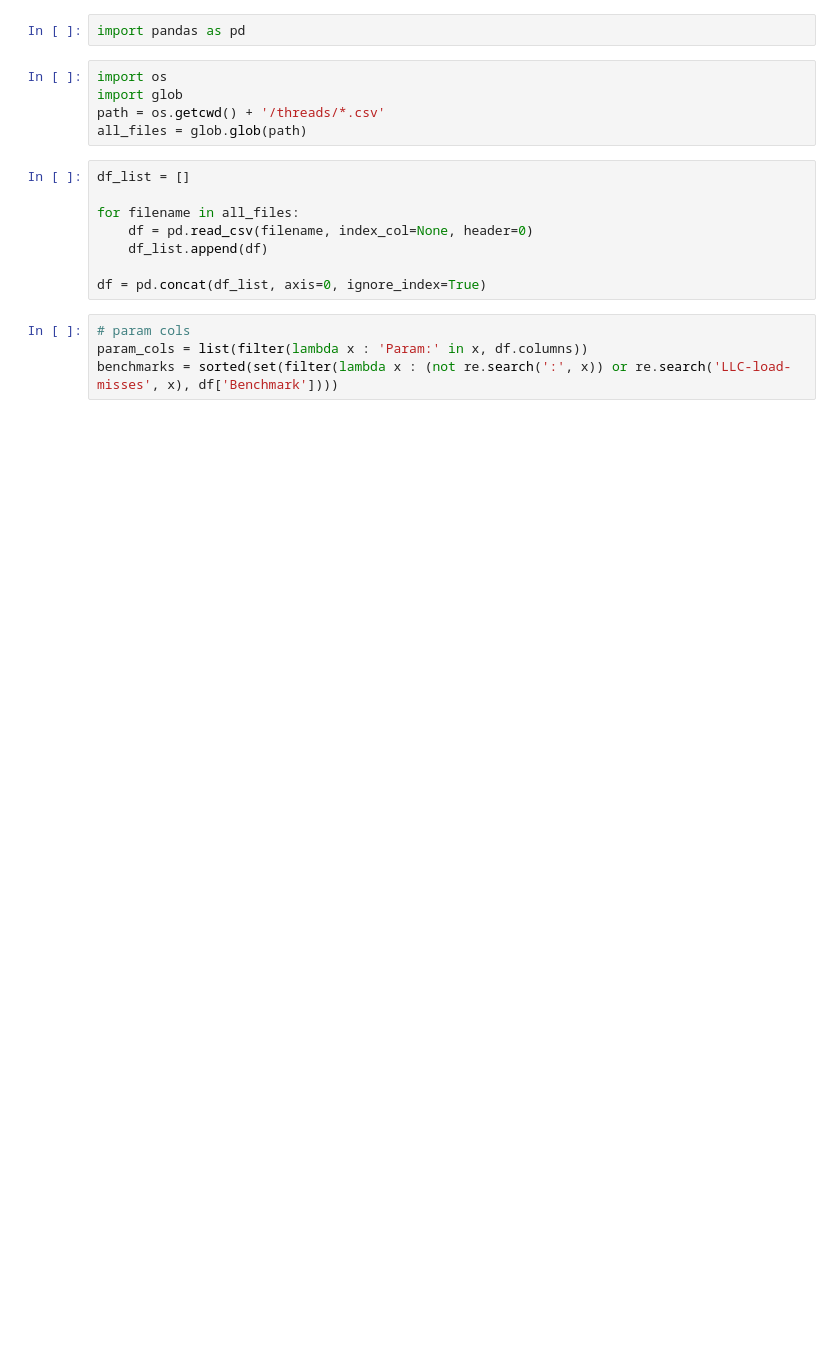
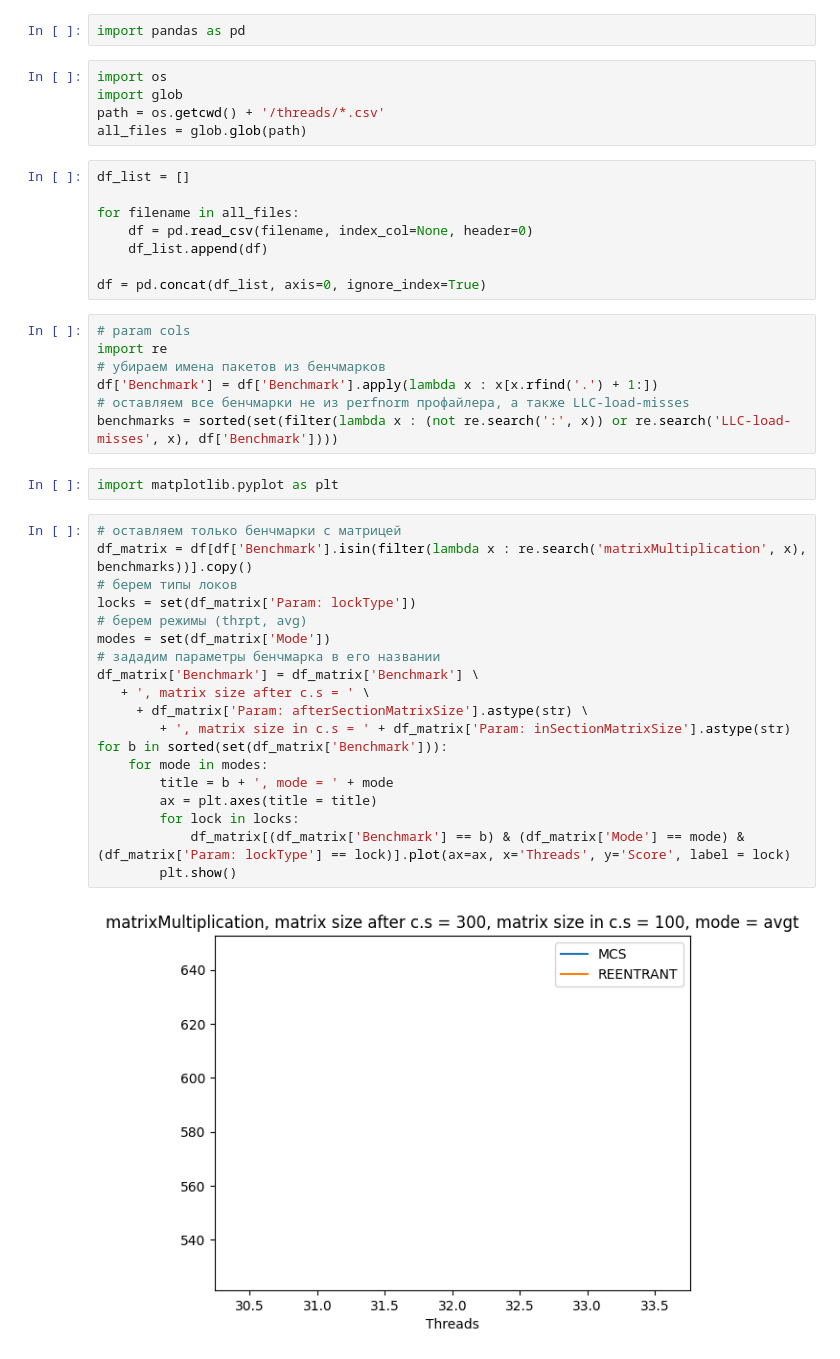
Before and after one commit to ricnorr/vthreads-numa-lock, a Jupyter notebook: scripts/benchmark_visualiser.ipynb, the cells around one changed output. Drawn from its saved outputs; the diff is of its cells as text; blank space fills up the shorter version.

```diff
--- a/scripts/benchmark_visualiser.ipynb
+++ b/scripts/benchmark_visualiser.ipynb
@@ -15,5 +15,31 @@ for filename in all_files:
 df = pd.concat(df_list, axis=0, ignore_index=True)
 # %%
 # param cols
-param_cols = list(filter(lambda x : 'Param:' in x, df.columns))
+import re
+# убираем имена пакетов из бенчмарков
+df['Benchmark'] = df['Benchmark'].apply(lambda x : x[x.rfind('.') + 1:])
+# оставляем все бенчмарки не из perfnorm профайлера, а также LLC-load-misses
 benchmarks = sorted(set(filter(lambda x : (not re.search(':', x)) or re.search('LLC-load-misses', x), df['Benchmark'])))
+# %%
+import matplotlib.pyplot as plt
+# %%
+# оставляем только бенчмарки с матрицей
+df_matrix = df[df['Benchmark'].isin(filter(lambda x : re.search('matrixMultiplication', x), benchmarks))].copy()
+# берем типы локов
+locks = set(df_matrix['Param: lockType'])
+# берем режимы (thrpt, avg)
+modes = set(df_matrix['Mode'])
+# зададим параметры бенчмарка в его названии
+df_matrix['Benchmark'] = df_matrix['Benchmark'] \
+   + ', matrix size after c.s = ' \
+     + df_matrix['Param: afterSectionMatrixSize'].astype(str) \
+        + ', matrix size in c.s = ' + df_matrix['Param: inSectionMatrixSize'].astype(str)
+for b in sorted(set(df_matrix['Benchmark'])):
+    for mode in modes:
+        title = b + ', mode = ' + mode
+        ax = plt.axes(title = title)
+        for lock in locks:
+            df_matrix[(df_matrix['Benchmark'] == b) & (df_matrix['Mode'] == mode) & (df_matrix['Param: lockType'] == lock)].plot(ax=ax, x='Threads', y='Score', label = lock)
+        plt.show()
+# %% [output]
+[figure, added]
```
Also changed, not shown: parts of 2 cells of this notebook.
